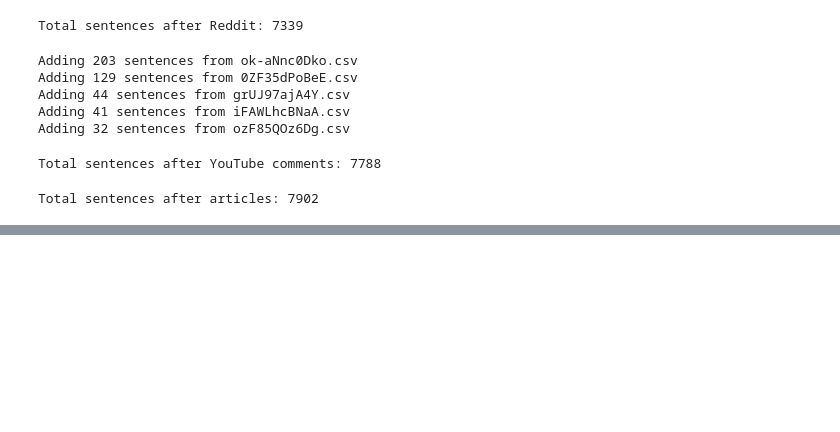
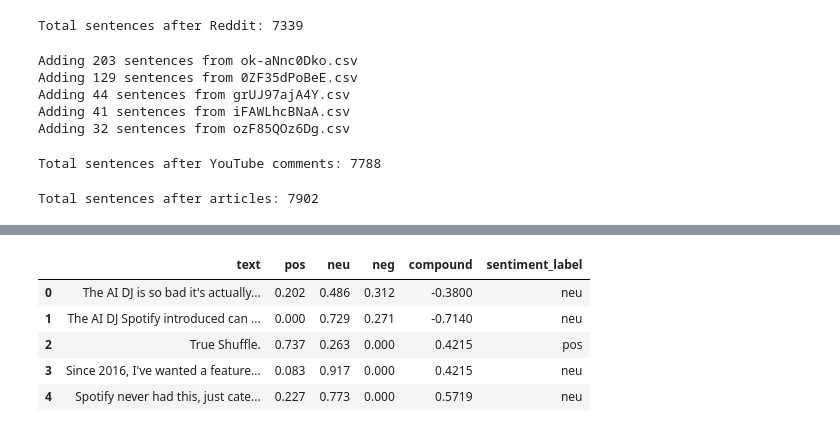
Before and after one commit to Prakhar896/SMAA2, a Jupyter notebook: analysis.ipynb, the cells around one changed output, grey strips where cells are left out. Cells and saved outputs as stored; diff of their text form; code cells hidden in the pictures; blank space fills up the shorter version.

```diff
--- a/analysis.ipynb
+++ b/analysis.ipynb
@@ -371,0 +419,9 @@ Total sentences after articles: 7902
+# %%
+df.head()
+# %% [output]
+|  | text | pos | neu | neg | compound | sentiment_label |
+| 0 | The AI DJ is so bad it's actually... | 0.202 | 0.486 | 0.312 | -0.3800 | neu |
+| 1 | The AI DJ Spotify introduced can ... | 0.000 | 0.729 | 0.271 | -0.7140 | neu |
+| 2 | True Shuffle. | 0.737 | 0.263 | 0.000 | 0.4215 | pos |
+| 3 | Since 2016, I've wanted a feature... | 0.083 | 0.917 | 0.000 | 0.4215 | neu |
+| 4 | Spotify never had this, just cate... | 0.227 | 0.773 | 0.000 | 0.5719 | neu |
```
Also changed, not shown: parts of 9 cells of this notebook.
